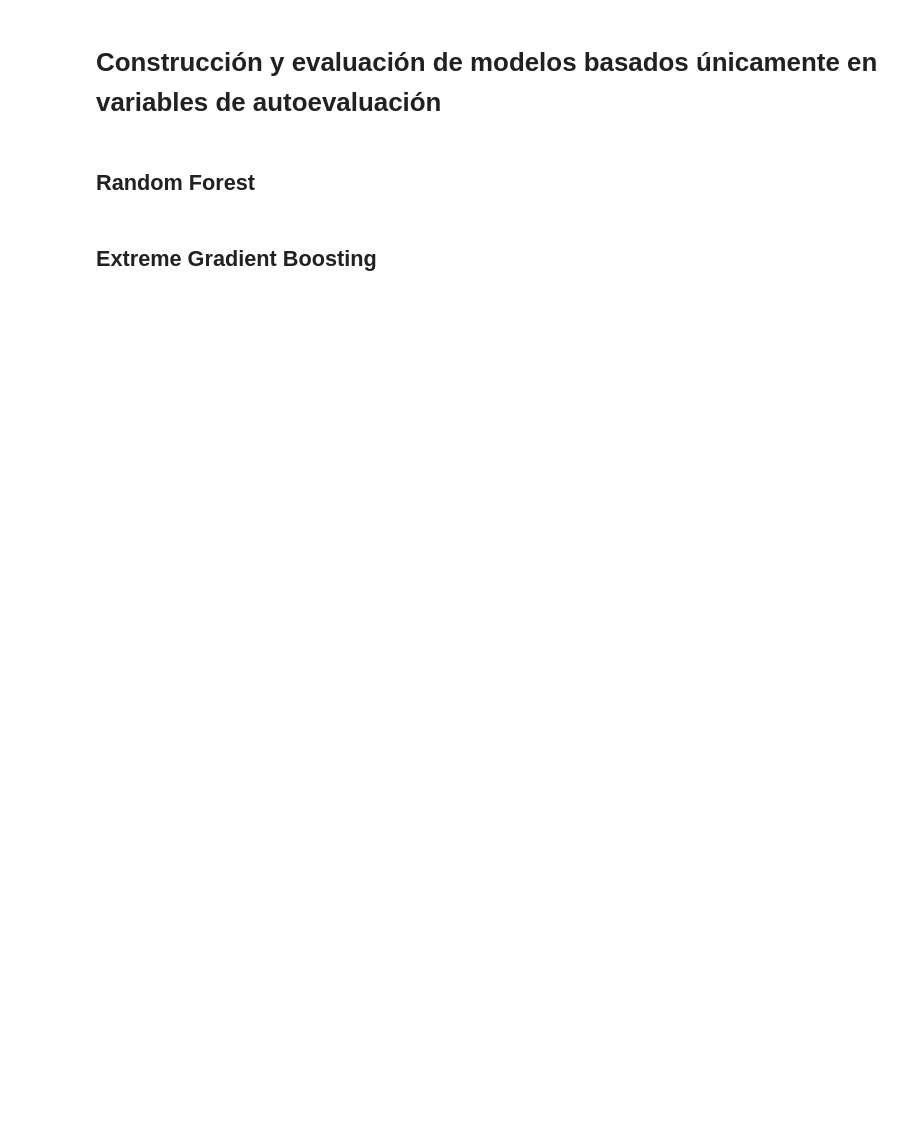
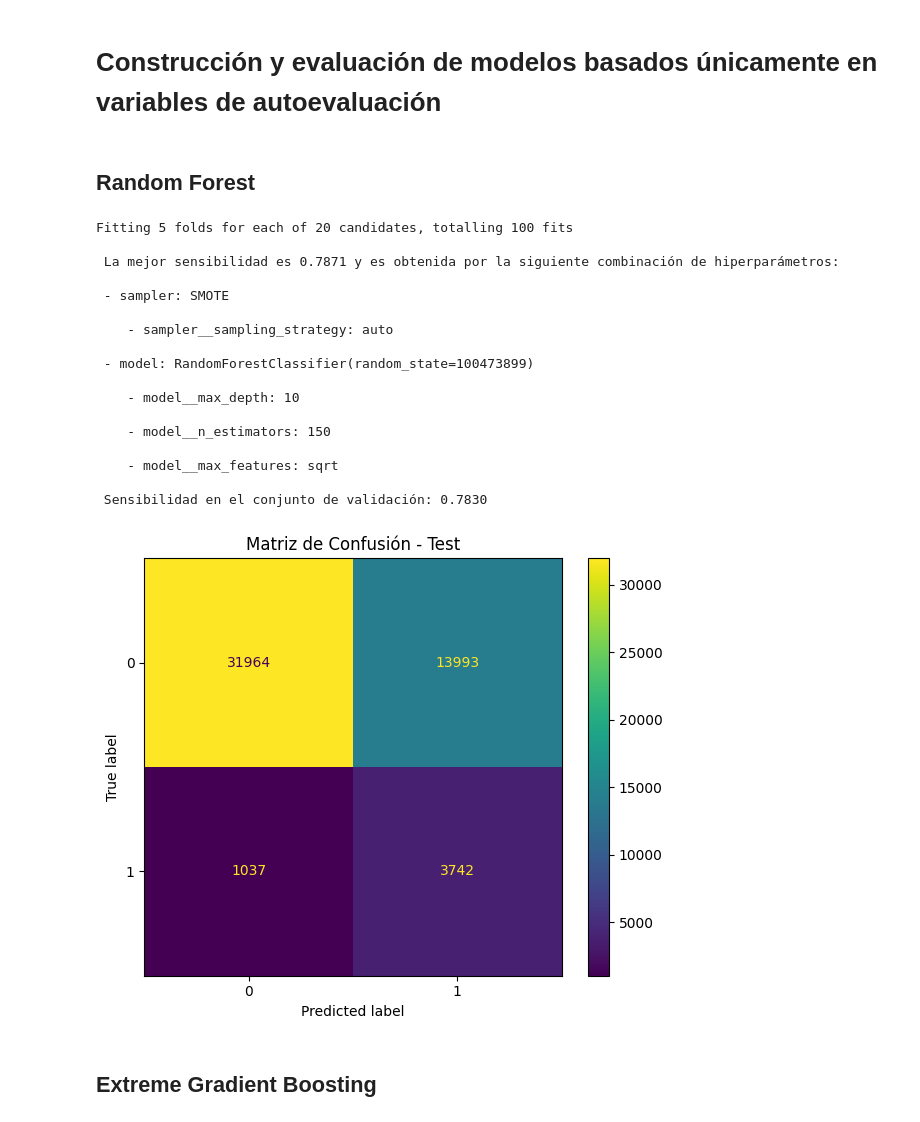
Before and after one commit to Raul-Ramirez-Barragan/Trabajo-de-Fin-de-Grado, a Jupyter notebook: TFG.ipynb, the cells around one changed output. Drawn from its saved outputs; the diff is of its cells as text; code cells hidden in the pictures; blank space fills up the shorter version.

```diff
--- a/TFG.ipynb
+++ b/TFG.ipynb
@@ -302,42 +447,61 @@ X_autoevaluation_train, X_autoevaluation_test, y_autoevaluation_train, y_autoeva
 ## Random Forest
 # %%
 pipeline = Pipeline(steps=[
-    ('sampler', SMOTE()),
-    ('model', RandomForestClassifier())
+    ('sampler', 'passthrough'),
+    ('model', RandomForestClassifier(random_state=100473899))
 ])
 
 param_grid = {
-    'sampler': [SMOTE(), NearMiss()],
+    'sampler': [SMOTE(random_state=100473899), NearMiss()],
     'sampler__sampling_strategy': ['auto', 0.7, 0.8],
-    'model': [RandomForestClassifier()],
+    'model': [RandomForestClassifier(random_state=100473899)],
     'model__max_depth': [None, 10, 15, 20, 30],
     'model__n_estimators': np.arange(100, 1001, 50),
     'model__max_features': ['sqrt', 'log2', X_autoevaluation_train.shape[1] // 3]
 }
 
 kf = KFold(n_splits=5, shuffle=True, random_state=100473899)
 random_search = RandomizedSearchCV(pipeline, param_distributions=param_grid, n_iter=20, cv=kf, scoring='recall', verbose=1, random_state=100473899, n_jobs=-1)
 random_search.fit(X_autoevaluation_train, y_autoevaluation_train)
 
 print("\n",f"La mejor sensibilidad es {random_search.best_score_:.4f} y es obtenida por la siguiente combinación de hiperparámetros:")
 print("\n",f"- sampler: {type(random_search.best_params_['sampler']).__name__}")
 print("\n",f"   - {'sampler__sampling_strategy':}: {random_search.best_params_['sampler__sampling_strategy']}")
 print("\n",f"- {'model':}: {random_search.best_params_['model']}")
 print("\n",f"   - {'model__max_depth':}: {random_search.best_params_['model__max_depth']}")
 print("\n",f"   - {'model__n_estimators':}: {random_search.best_params_['model__n_estimators']}")
 print("\n",f"   - {'model__max_features':}: {random_search.best_params_['model__max_features']}")
 
 best_autoevaluation_model = random_search.best_estimator_
 y_autoevaluation_pred = best_autoevaluation_model.predict(X_autoevaluation_test)
 recall_test = recall_score(y_autoevaluation_test, y_autoevaluation_pred)
 print("\n",f"Sensibilidad en el conjunto de validación: {recall_test:.4f}","\n")
 
 cm_test = confusion_matrix(y_autoevaluation_test, y_autoevaluation_pred)
 fig, ax = plt.subplots(figsize=(6, 5))
 ConfusionMatrixDisplay(cm_test).plot(ax=ax)
 ax.set_title("Matriz de Confusión - Test")
 plt.tight_layout()
 plt.show()
+# %% [output]
+Fitting 5 folds for each of 20 candidates, totalling 100 fits
+
+ La mejor sensibilidad es 0.7871 y es obtenida por la siguiente combinación de hiperparámetros:
+
+ - sampler: SMOTE
+
+    - sampler__sampling_strategy: auto
+
+ - model: RandomForestClassifier(random_state=100473899)
+
+    - model__max_depth: 10
+
+    - model__n_estimators: 150
+
+    - model__max_features: sqrt
+
+ Sensibilidad en el conjunto de validación: 0.7830
+[figure, added]
 # %% [markdown]
 ## Extreme Gradient Boosting
 # %%
```
Also changed, not shown: parts of 23 cells of this notebook.
